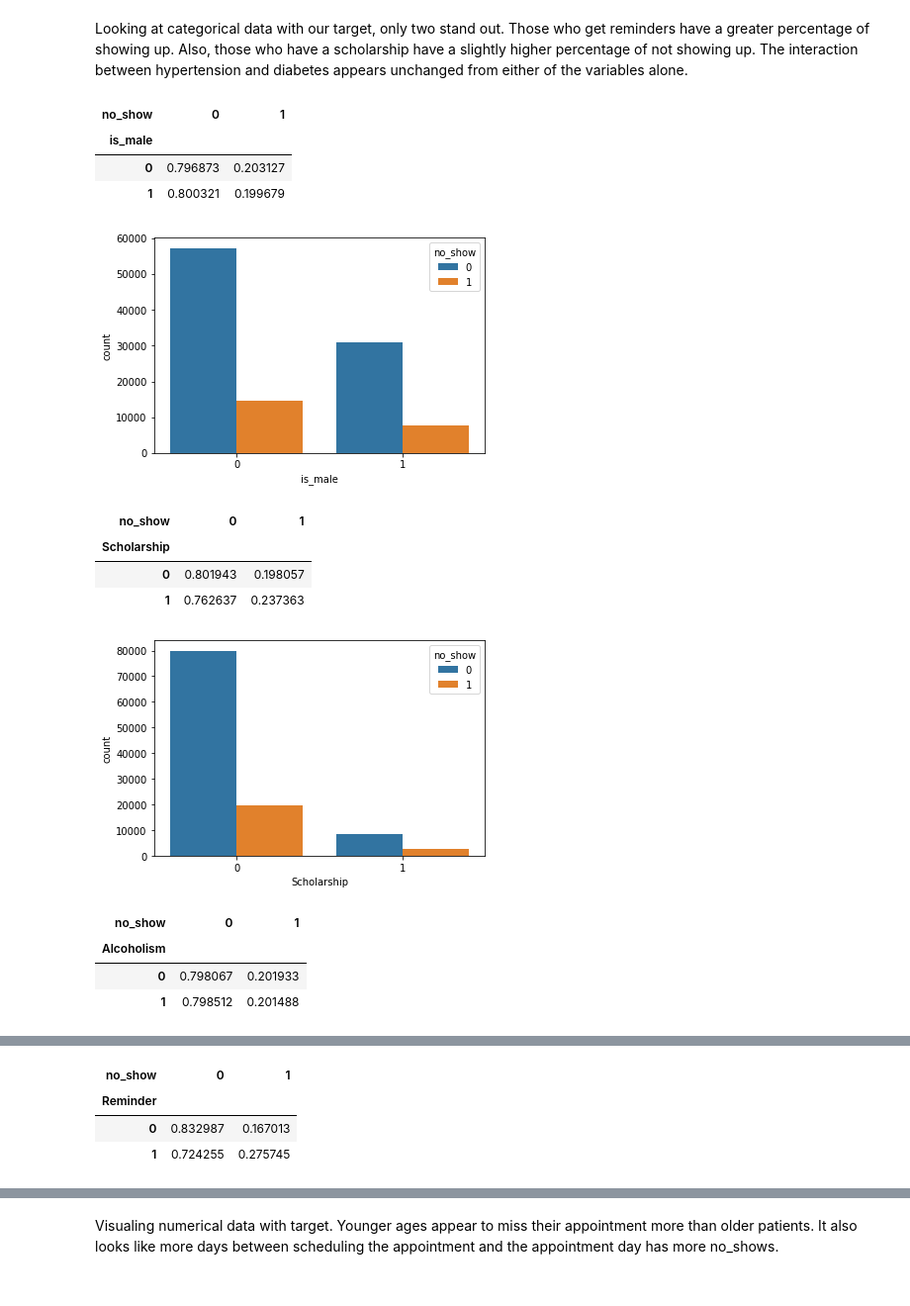
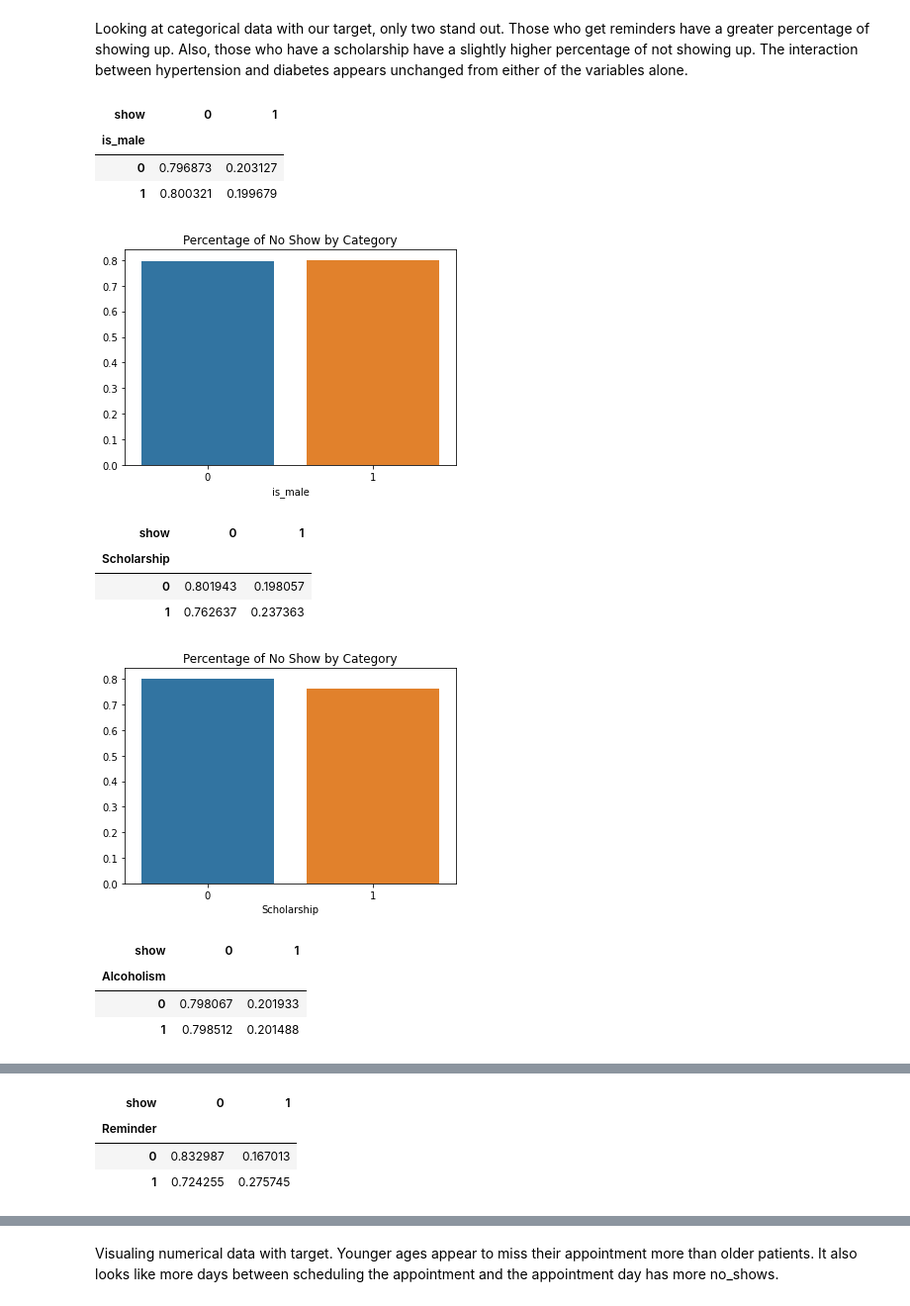
Before and after one commit to mgalaviz1/my_work, a Jupyter notebook: capstone2/predicting_no_shows.ipynb, the cells around one changed output, grey strips where cells are left out. Shown: that part at 99% size. Cells and saved outputs as stored; diff of their text form; code cells hidden in the pictures.

```diff
--- a/capstone2/predicting_no_shows.ipynb
+++ b/capstone2/predicting_no_shows.ipynb
@@ -357,8 +359,11 @@ df = df.drop(columns=['Handcap'])
 df['Reminder'] = df['SMS_received']
 df = df.drop(columns=['SMS_received'])
 
-df['no_show'] = df['No-show']
+df['show'] = df['No-show']
 df = df.drop(columns=['No-show'])
+# %%
+# changing target to binary
+df['show'] = df.show.transform(lambda x: int(x =='Yes'))
 # %% [markdown]
 Converting to datetime data type and creating day of week variables.
 # %%
@@ -591,6 +576,4 @@ df.is_male.value_counts()
 0    71837
 1    38687
 Name: is_male, dtype: int64
-# %%
-df['no_show'] = df.no_show.transform(lambda x: int(x =='Yes'))
 # %%
@@ -675,22 +649,24 @@ num_cols = ['PatientId', 'Age', 'day_diff']
 Looking at categorical data with our target, only two stand out. Those who get reminders have a greater percentage of showing up. Also, those who have a scholarship have a slightly higher percentage of not showing up. The interaction between hypertension and diabetes appears unchanged from either of the variables alone.
 # %%
 for bin_col in bin_cols:
-    display(pd.crosstab(df[bin_col], df["no_show"], normalize="index"))
+    display(pd.crosstab(df[bin_col], df["show"], normalize="index"))
 
-    sns.countplot(x=df[bin_col], hue=df["no_show"])
+    Sch_ratio = df[df.show == 0].groupby(df[bin_col]).size()/df.groupby(df[bin_col]).size()
+    ax = sns.barplot(x=Sch_ratio.index, y=Sch_ratio)
+    ax.set_title("Percentage of No Show by Category", size='12')
     plt.show()
 # %% [output]
-| no_show | 0 | 1 |
+| show | 0 | 1 |
 | is_male |  |  |
 | 0 | 0.796873 | 0.203127 |
 | 1 | 0.800321 | 0.199679 |
-[figure, old version]
+[figure, new version]
-| no_show | 0 | 1 |
+| show | 0 | 1 |
 | Scholarship |  |  |
 | 0 | 0.801943 | 0.198057 |
 | 1 | 0.762637 | 0.237363 |
-[figure, old version]
+[figure, new version]
-| no_show | 0 | 1 |
+| show | 0 | 1 |
 | Alcoholism |  |  |
 | 0 | 0.798067 | 0.201933 |
 | 1 | 0.798512 | 0.201488 |
@@ -698,4 +674,4 @@ for bin_col in bin_cols:
-| no_show | 0 | 1 |
+| show | 0 | 1 |
 | Reminder |  |  |
 | 0 | 0.832987 | 0.167013 |
 | 1 | 0.724255 | 0.275745 |
```
Also changed, not shown: parts of 74 cells of this notebook.
